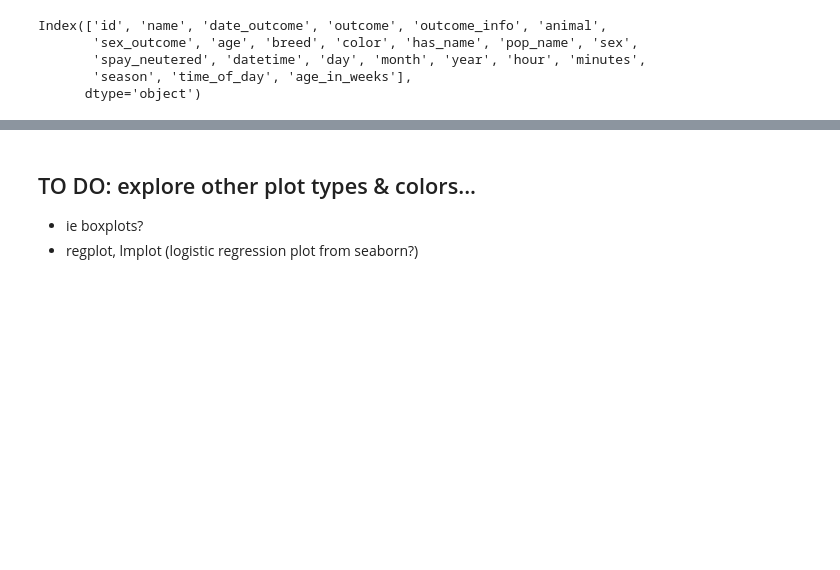
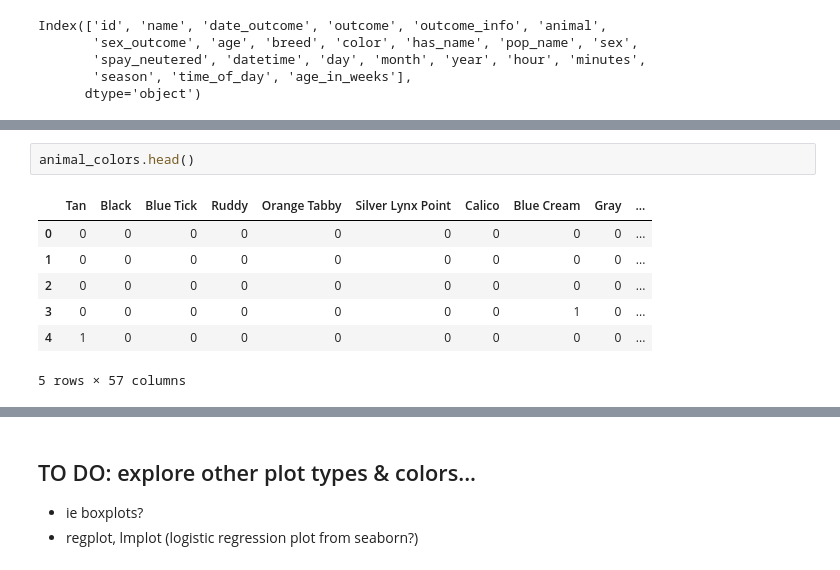
Before and after one commit to vnessified/adopt_me-, a Jupyter notebook: shelter_animal_outcomes.ipynb, the cells around one changed output, grey strips where cells are left out. Saved outputs shown, nothing was run; the diff lists cells and outputs as text; blank space fills up the shorter version.

```diff
--- a/shelter_animal_outcomes.ipynb
+++ b/shelter_animal_outcomes.ipynb
@@ -560,0 +640,10 @@ len(animals.color.value_counts(dropna=True))
+# %%
+animal_colors.head()
+# %% [output]
+|  | Tan | Black | Blue Tick | Ruddy | Orange Tabby | Silver Lynx Point | Calico | Blue Cream | Gray | ... |
+| 0 | 0 | 0 | 0 | 0 | 0 | 0 | 0 | 0 | 0 | ... |
+| 1 | 0 | 0 | 0 | 0 | 0 | 0 | 0 | 0 | 0 | ... |
+| 2 | 0 | 0 | 0 | 0 | 0 | 0 | 0 | 0 | 0 | ... |
+| 3 | 0 | 0 | 0 | 0 | 0 | 0 | 0 | 1 | 0 | ... |
+| 4 | 1 | 0 | 0 | 0 | 0 | 0 | 0 | 0 | 0 | ... |
+5 rows × 57 columns
```
Also changed, not shown: parts of 15 cells of this notebook.
